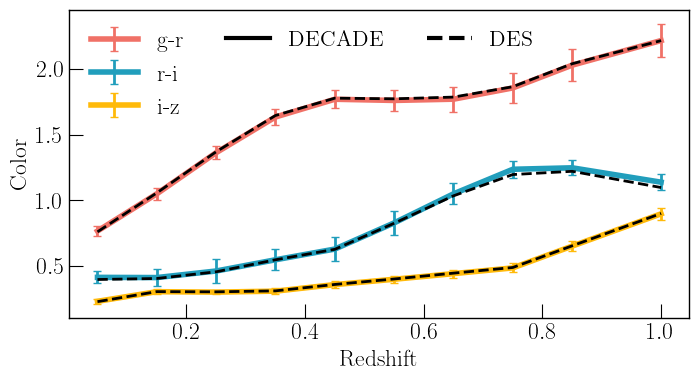
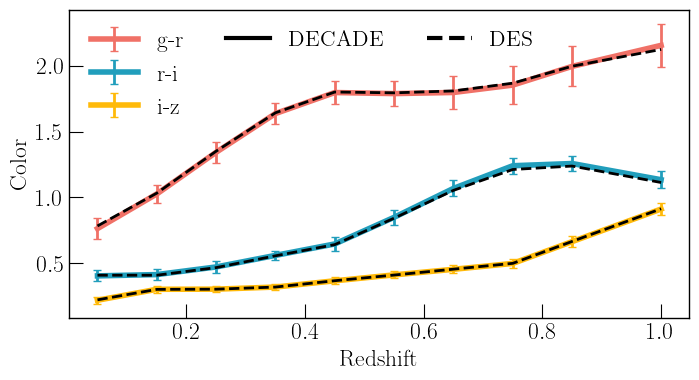
The change to this notebook cell's code, shown as a diff; its figure went from the first image to the second:
--- before
+++ after
@@ -1,4 +1,4 @@
-decade = fitsio.read('/project/kadrlica/dhayaa/Redmapper/DECADE_20250820/Files/my_decade_zspec_redgals_model.fit')
-des    = fitsio.read('/project/kadrlica/dhayaa/Redmapper/DES_20250828/Files/my_decade_zspec_redgals_model.fit')
+decade = fitsio.read('/project/kadrlica/dhayaa/Redmapper/DECADEEli_20260314/Files/my_decade_zspec_redgals_model.fit')
+des    = fitsio.read('/project/kadrlica/dhayaa/Redmapper/DESEli_20260314/Files/my_decade_zspec_redgals_model.fit')
 
 plt.figure(figsize = (8, 4))
@@ -21,4 +21,4 @@
            ['DECADE', 'DES'], fontsize = 16, loc = 'upper center', ncol = 2)
 
-plt.savefig('./RedSequenceModel.pdf', dpi = 300)
+plt.savefig('./RedSequenceModel.pdf', dpi = 300, bbox_inches = 'tight')
 plt.show()

Commit: Paper plots